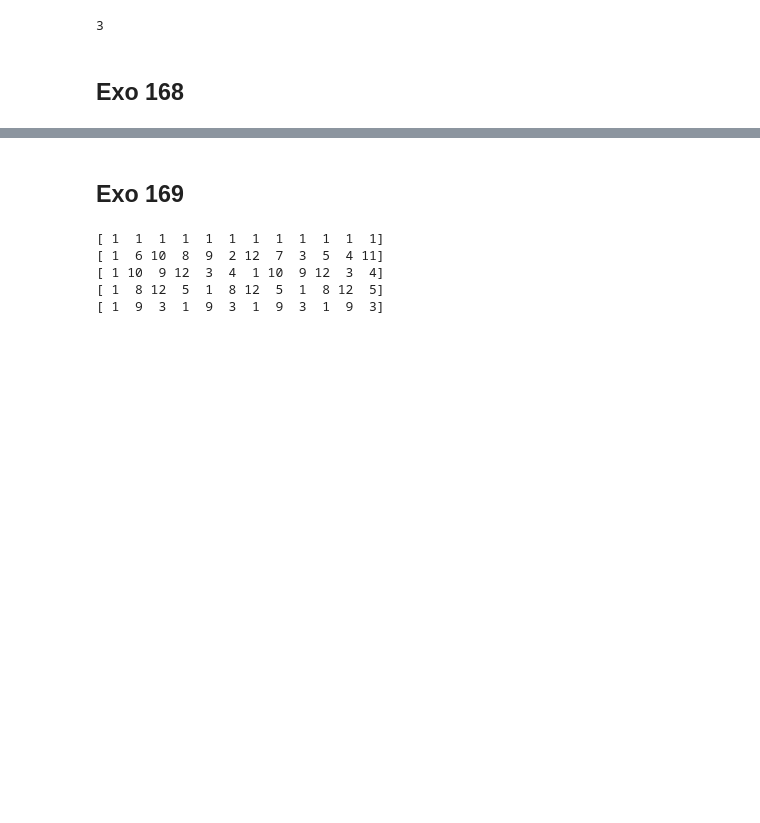
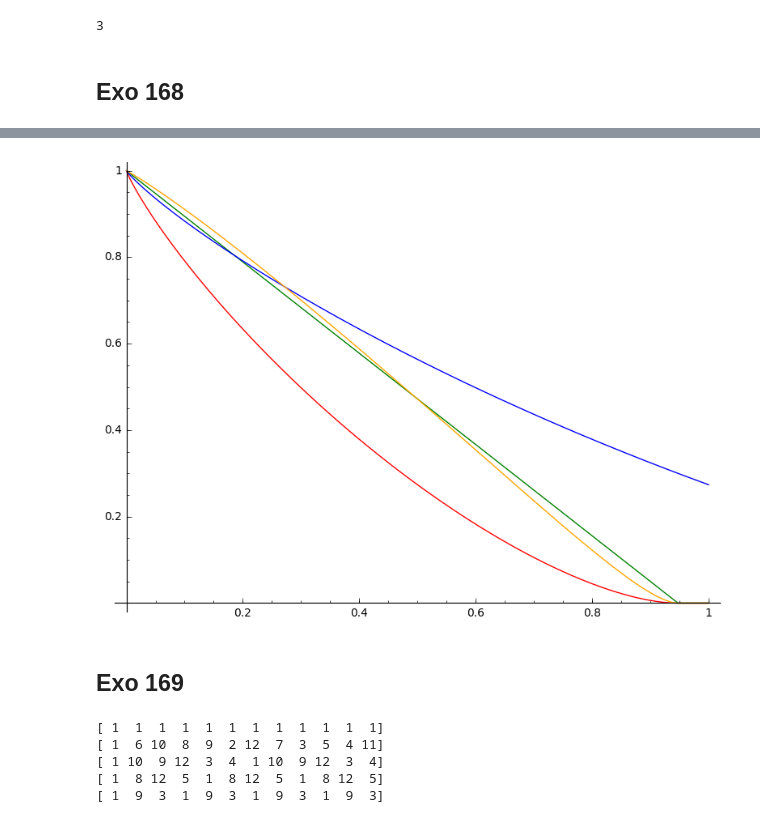
Before and after one commit to froumestan/ACCQ203, a Jupyter notebook: TP 11 - Codes correcteurs d'erreurs algébriques.ipynb, the cells around one changed output, grey strips where cells are left out. Saved outputs shown, nothing was run; the diff lists cells and outputs as text; code cells hidden in the pictures; blank space fills up the shorter version.

```diff
--- a/TP 11 - Codes correcteurs d'erreurs algébriques.ipynb
+++ b/TP 11 - Codes correcteurs d'erreurs algébriques.ipynb
@@ -58,3 +72,11 @@ plot((lambda x : BorneGV(q,x)),(0,1))+plot((lambda x : BorneP(q,x)),(0,1))+plot(
+# %%
+q = 19
+plot((lambda x : BorneGV(q,x)),(0,1),color='red')\
++plot((lambda x : BorneP(q,x)),(0,1),color='green')\
++plot((lambda x : BorneH(q,x)),(0,1),color='blue')\
++plot((lambda x : BorneMRRWW(q,x)),(0,1),color='orange')
+# %% [output]
+[figure, added]
 # %% [markdown]
 ## Exo 169
 # %%
```
Also changed, not shown: parts of 7 cells of this notebook, 1 other file.
